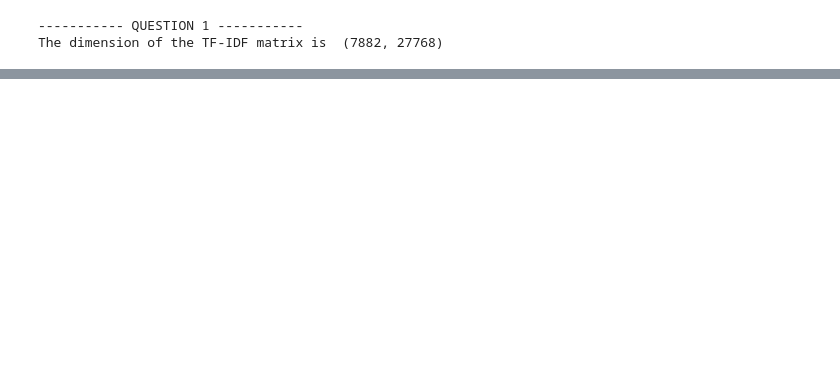
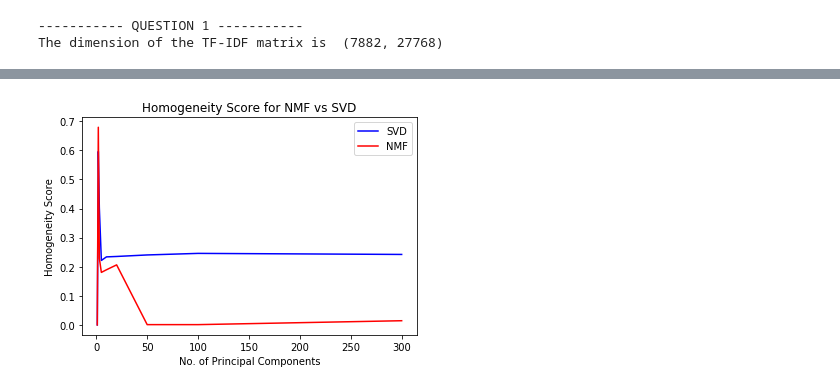
Before and after one commit to ztsorojev/K-means-Clustering, a Jupyter notebook: EE219_Project2.ipynb, the cells around one changed output, grey strips where cells are left out. Saved outputs shown, nothing was run; the diff lists cells and outputs as text; code cells hidden in the pictures; blank space fills up the shorter version.

```diff
--- a/EE219_Project2.ipynb
+++ b/EE219_Project2.ipynb
@@ -109,0 +139,85 @@ print("adjusted mutual information score: ",metrics.adjusted_mutual_info_score(y
+# %%
+"""
+QUESTION 5
+"""
+print("----------- QUESTION 5 -----------")
+
+
+
+def selectColumns(matrix, cols):
+    selected_cols = []
+    for i in range(0, cols+1):
+        selected_cols = np.append(selected_col, np.transpose(np.asarray([matrix[:,i]])), axis=1)
+    return selected_cols
+
+from sklearn.decomposition import NMF
+
+# LSI dimensionality reduction
+svd = TruncatedSVD(n_components=300, random_state=42)
+X_SVD = svd.fit_transform(X_tfidf)
+#X_test_LSI = lsi.transform(X_test_tfidf)
+
+# assign labels to data
+num_data = len(dataset.target)
+y = [0 if dataset.target[i] < 4 else 1 for i in range(num_data)]
+
+# train a KMeans classifier
+kmeans_clf = KMeans(n_clusters=2, n_init=50, max_iter=1500, random_state=0)
+
+homogeneity_NMF, homogeneity_SVD, completeness_NMF, completeness_SVD, v_measure_NMF, v_measure_SVD  = ([] for i in range(6))
+adjusted_rand_NMF, adjusted_rand_SVD, adjusted_mutual_NMF, adjusted_mutual_SVD = ([] for i in range(4))
+
+r = [1, 2, 3, 5, 10, 20, 50, 100, 300]
+for i in r:
+
+    # NMF dimensionality reduction
+    nmf = NMF(n_components=i, random_state=42)
+    X_NMF = nmf.fit_transform(X_tfidf)
+
+    # use k-means to predict the label for each data
+    y_pred_NMF = kmeans_clf.fit_predict(X_NMF)
+
+    #******************************************
+    #******************************************
+    ## CHANGE THIS LINE TO TAKE THE i first columns!!!! (ant not the ith column)
+
+    #X_SVD_curr = selectColumns(X_SVD, i-1)
+    y_pred_SVD = kmeans_clf.fit_predict(X_SVD[:,range(0,i)])
+
+
+    homogeneity_NMF.append(metrics.homogeneity_score(y,y_pred_NMF))
+    homogeneity_SVD.append(metrics.homogeneity_score(y,y_pred_SVD))
+
+    completeness_NMF.append(metrics.completeness_score(y,y_pred_NMF))
+    completeness_SVD.append(metrics.completeness_score(y,y_pred_SVD))
+
+    v_measure_NMF.append(metrics.v_measure_score(y,y_pred_NMF))
+    v_measure_SVD.append(metrics.v_measure_score(y,y_pred_SVD))
+
+    adjusted_rand_NMF.append(metrics.adjusted_rand_score(y,y_pred_NMF))
+    adjusted_rand_SVD.append(metrics.adjusted_rand_score(y,y_pred_SVD))
+
+    adjusted_mutual_NMF.append(metrics.adjusted_mutual_info_score(y,y_pred_NMF))
+    adjusted_mutual_SVD.append(metrics.adjusted_mutual_info_score(y,y_pred_SVD))
+
+
+
+# y1 is for SVD and y2 for NMF
+def plotMetric(r, y1, y2, score_name):
+    fig,ax = plt.subplots()
+    line_a, = plt.plot(r, y1, 'b', label='SVD')
+    line_b, = plt.plot(r, y2, 'r', label='NMF')
+    plt.legend(handles=[line_a, line_b])
+    plt.xlabel('No. of Principal Components')
+    plt.ylabel('{} Score'.format(score_name))
+    plt.title('{} Score for NMF vs SVD'.format(score_name))
+    plt.show()
+
+
+
+plotMetric(r, homogeneity_SVD, homogeneity_NMF, 'Homogeneity')
+plotMetric(r, completeness_SVD, completeness_NMF, 'Completeness')
+plotMetric(r, v_measure_SVD, v_measure_NMF, 'V-measure')
+plotMetric(r, adjusted_rand_SVD, adjusted_rand_NMF, 'Adjusted Rand Index')
+plotMetric(r, adjusted_mutual_SVD, adjusted_mutual_NMF, 'Adjusted Mutual Information Score')
+# %% [output]
@@ -109,0 +225 @@ print("adjusted mutual information score: ",metrics.adjusted_mutual_info_score(y
+[figure, added]
```
Also changed, not shown: parts of 6 cells of this notebook, 6 other files.
